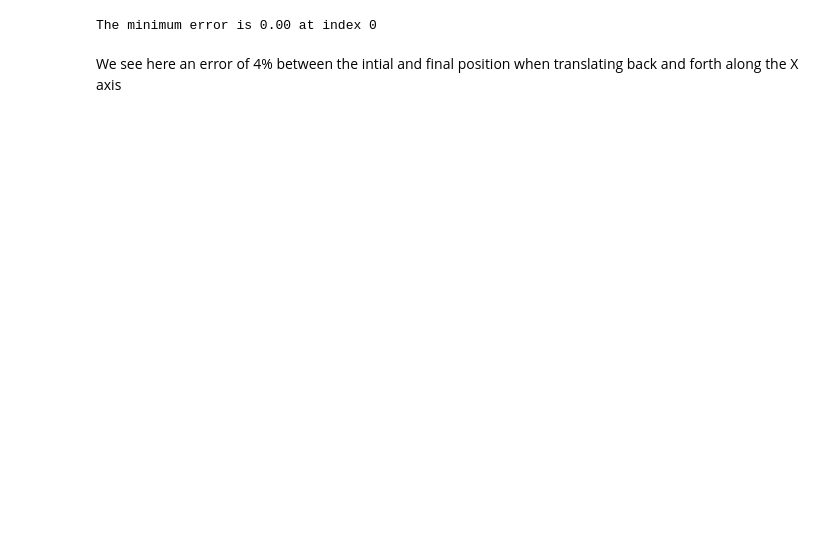
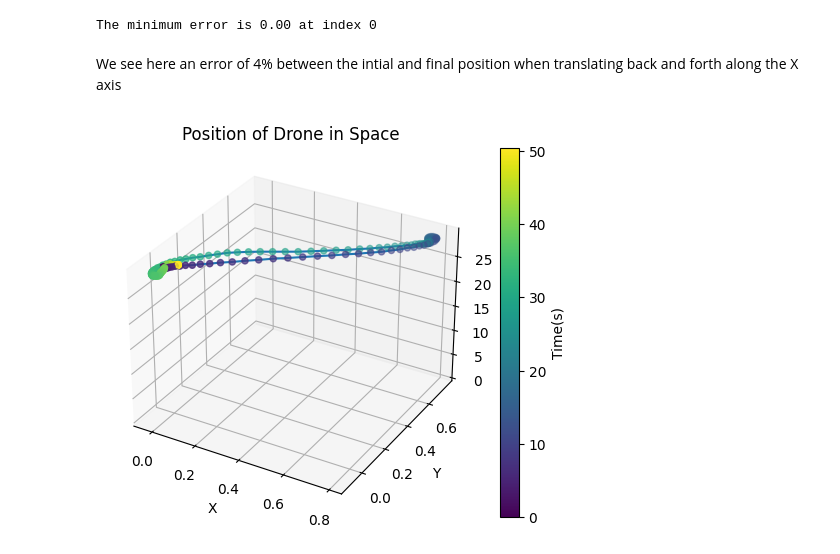
Before and after one commit to CapstoneROV/data_collection, a Jupyter notebook: scripts/data_plots.ipynb, the cells around one changed output. Drawn from its saved outputs; the diff is of its cells as text; code cells hidden in the pictures; blank space fills up the shorter version.

```diff
--- a/scripts/data_plots.ipynb
+++ b/scripts/data_plots.ipynb
@@ -91,3 +92,26 @@ Time Taken:  106881.0
 The minimum error is 0.00 at index 0
 # %% [markdown]
 We see here an error of 4% between the intial and final position when translating back and forth along the X axis
+# %%
+def plot_trajectory(pos_data, save=True, filename='pos_3d.png'):
+    fig = plt.figure()
+    ax = fig.add_subplot(111, projection='3d')
+    time = (pos_data[:, 3] - pos_data[0,3]) / 1000; # Convert to seconds
+    ax.plot(pos_data[:, 0], pos_data[:, 1], pos_data[:, 2])
+    ax.set_xlabel('X')
+    ax.set_ylabel('Y')
+    ax.set_zlabel('Z')
+
+    z_min = 0;
+    z_max = np.ceil(np.max(pos_data[:, 2]));
+    ax.set_zlim(z_min, z_max);
+    ax.set_zticks(np.arange(z_min, z_max, 5));
+    scatter_plot = ax.scatter(pos_data[:, 0], pos_data[:, 1], pos_data[:, 2], c=time, cmap='viridis');
+    fig.colorbar(scatter_plot, ax=ax, label='Time(s)')
+    plt.title('Position of Drone in Space')
+    if save:
+        plt.savefig(filename);
+    plt.show()
+plot_trajectory(pos_data)
+# %% [output]
+[figure, added]
```
Also changed, not shown: parts of 4 cells of this notebook, 4 other files.
